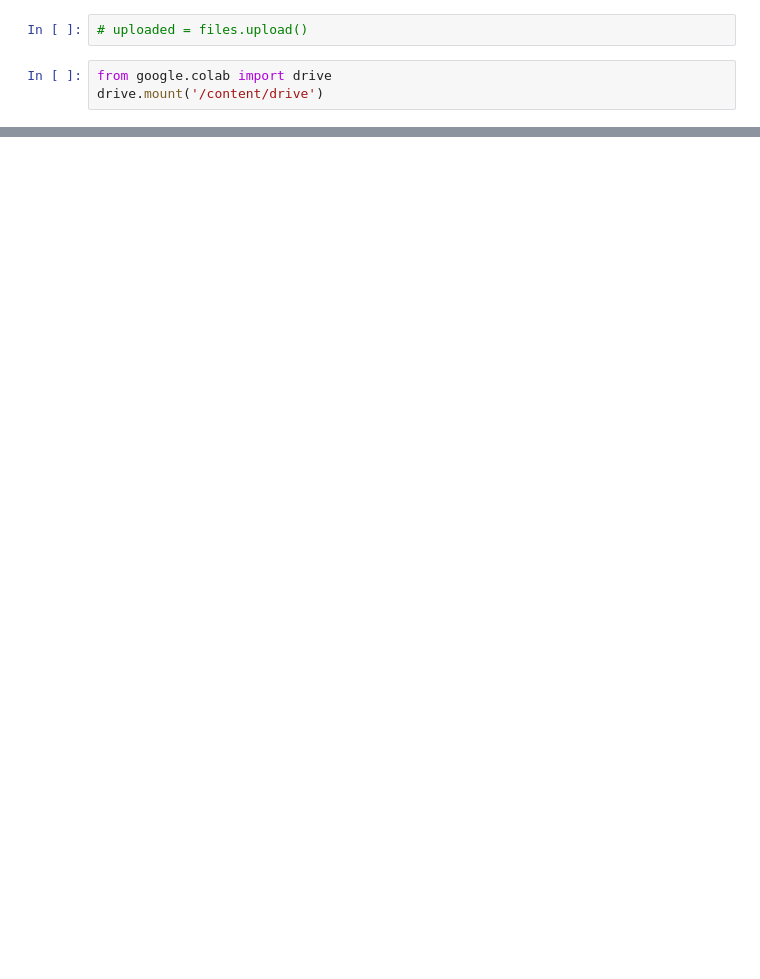
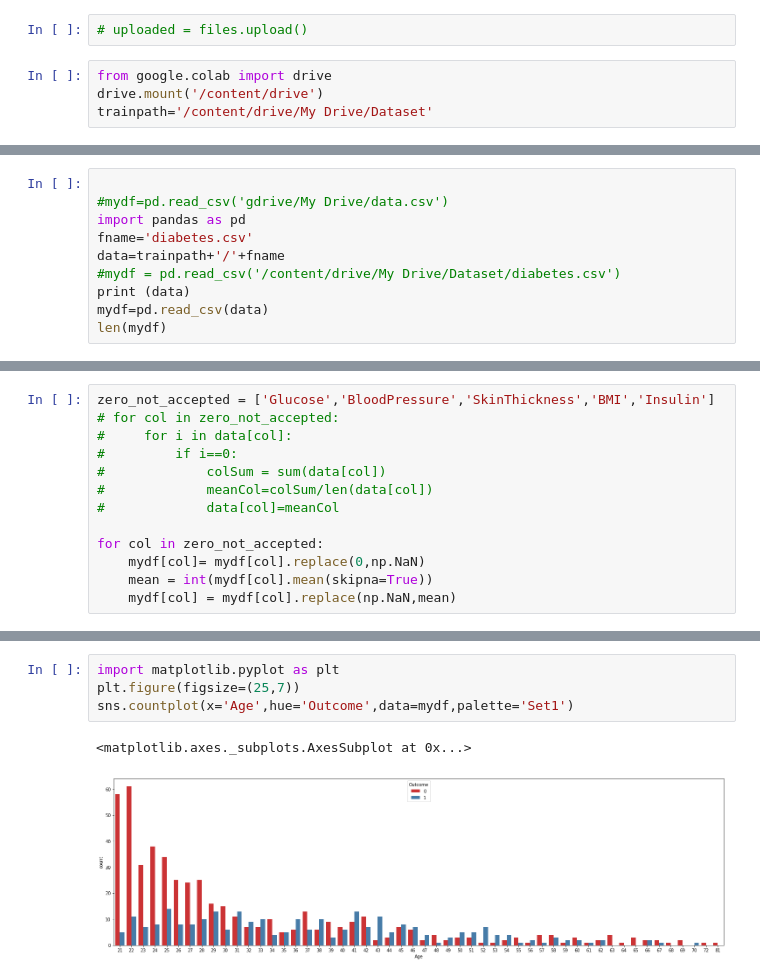
Before and after one commit to PatLeRana/deeplearning, a Jupyter notebook: KNN_1.ipynb, the cells around one changed output, grey strips where cells are left out. Drawn from its saved outputs; the diff is of its cells as text; blank space fills up the shorter version.

```diff
--- a/KNN_1.ipynb
+++ b/KNN_1.ipynb
@@ -18,4 +20,5 @@ from google.colab import files
 # %%
 from google.colab import drive
 drive.mount('/content/drive')
+trainpath='/content/drive/My Drive/Dataset'
 # %% [output]
@@ -44,0 +33,10 @@ NameError: ignored
+# %%
+
+#mydf=pd.read_csv('gdrive/My Drive/data.csv')
+import pandas as pd
+fname='diabetes.csv'
+data=trainpath+'/'+fname
+#mydf = pd.read_csv('/content/drive/My Drive/Dataset/diabetes.csv')
+print (data)
+mydf=pd.read_csv(data)
+len(mydf)
@@ -44,0 +60,13 @@ NameError: ignored
+# %%
+zero_not_accepted = ['Glucose','BloodPressure','SkinThickness','BMI','Insulin']
+# for col in zero_not_accepted:
+#     for i in data[col]:
+#         if i==0:
+#             colSum = sum(data[col])
+#             meanCol=colSum/len(data[col])
+#             data[col]=meanCol
+
+for col in zero_not_accepted:
+    mydf[col]= mydf[col].replace(0,np.NaN)
+    mean = int(mydf[col].mean(skipna=True))
+    mydf[col] = mydf[col].replace(np.NaN,mean)
@@ -44,0 +95,7 @@ NameError: ignored
+# %%
+import matplotlib.pyplot as plt
+plt.figure(figsize=(25,7))
+sns.countplot(x='Age',hue='Outcome',data=mydf,palette='Set1')
+# %% [output]
+<matplotlib.axes._subplots.AxesSubplot at 0x...>
+[figure, added]
```
Also changed, not shown: parts of 28 cells of this notebook.
